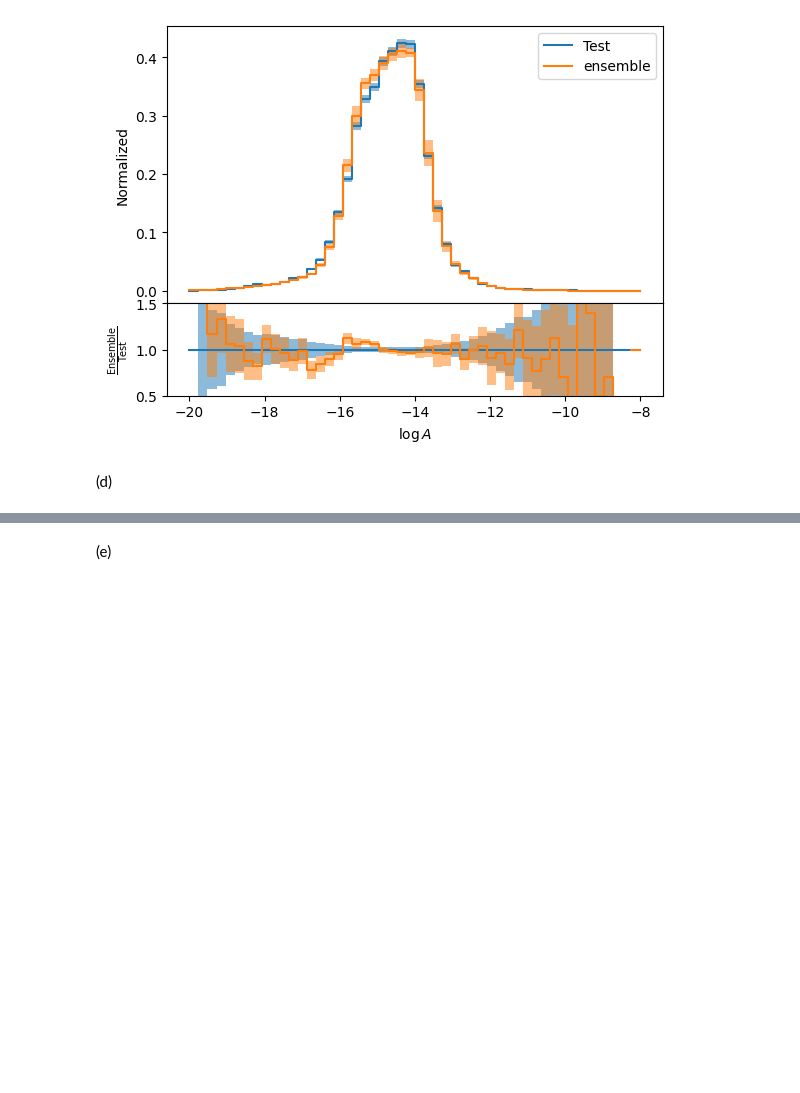
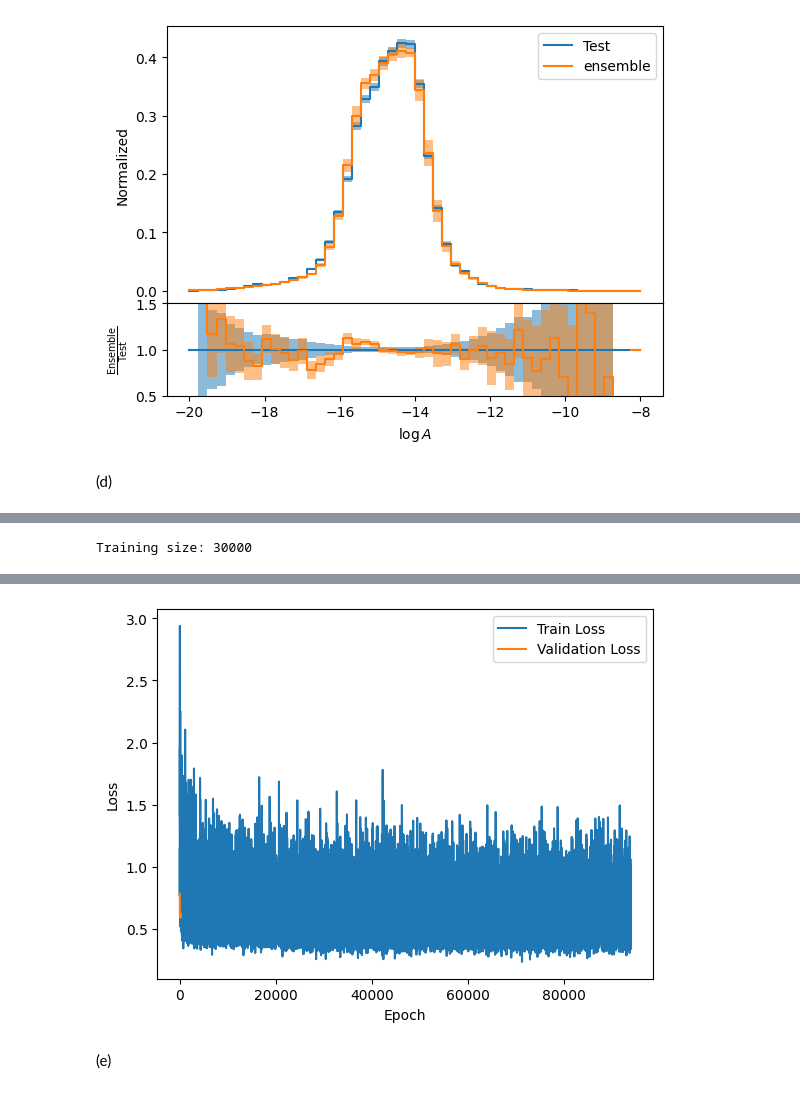
Before and after one commit to neelkanthrawat/mlph2023-Exercises, a Jupyter notebook: Copy_of_sheet05.ipynb, the cells around one changed output, grey strips where cells are left out. Drawn from its saved outputs; the diff is of its cells as text; code cells hidden in the pictures; blank space fills up the shorter version.

```diff
--- a/Copy_of_sheet05.ipynb
+++ b/Copy_of_sheet05.ipynb
@@ -1242,10 +1249,25 @@ class VBLinear(nn.Module):
 class bayesian_amp_net(nn.Module):
 
     def __init__(self, training_size, ipt_dim=20, opt_dim=1, hdn_dim=32, n_layers=2):
-        pass
+        super(bayesian_amp_net, self).__init__()
+
+        layers = []
+
+        # Input layer
+        layers.append(VBLinear(ipt_dim, hdn_dim))
+
+        # Hidden layers
+        for _ in range(n_layers - 2):
+            layers.append(VBLinear(hdn_dim, hdn_dim))
+
+        # Output layer
+        layers.append(VBLinear(hdn_dim, opt_dim))
+
+        self.bayesian_layers = nn.Sequential(*layers)
+
 
     def forward(self, x):
-        pass
+        return self.bayesian_layers(x)
 
     def KL(self):
         kl = 0
@@ -1257,7 +1279,7 @@ class bayesian_amp_net(nn.Module):
         for layer in self.bayesian_layers:
             layer.random = None
 # %%
-def batch_loss_bayesian(model, x, y):
+def batch_loss_bayesian(model, x, y,loss_fn=nn.MSELoss()):
     x, y = x.to(device), y.to(device)
     pred = model(x)
     loss = loss_fn(pred, y)
@@ -1268,0 +1339,24 @@ def batch_loss_bayesian(model, x, y):
+# %%
+training_size = len(trn_dataset)
+print("Training size:", training_size)
+# %% [output]
+Training size: 30000
+# %%
+## instantiate the model
+bnn_model=bayesian_amp_net(training_size)
+
+num_epochs = 200
+
+# Train the Bayesian Neural Network
+train_losses, val_losses = train_model_bayesian(bnn_model, trn_dataloader, val_dataloader, num_epochs=num_epochs)
+
+# Optionally, plot the training and validation losses over epochs
+import matplotlib.pyplot as plt
+
+plt.plot(train_losses, label='Train Loss')
+plt.plot(val_losses, label='Validation Loss')
+plt.xlabel('Epoch')
+plt.ylabel('Loss')
+plt.legend()
+plt.show()
+# %% [output]
@@ -1269,3 +1383,4 @@ def batch_loss_bayesian(model, x, y):
+[figure, added]
 # %% [markdown]
 (e)
 # %%
```
Also changed, not shown: parts of 9 cells of this notebook.
